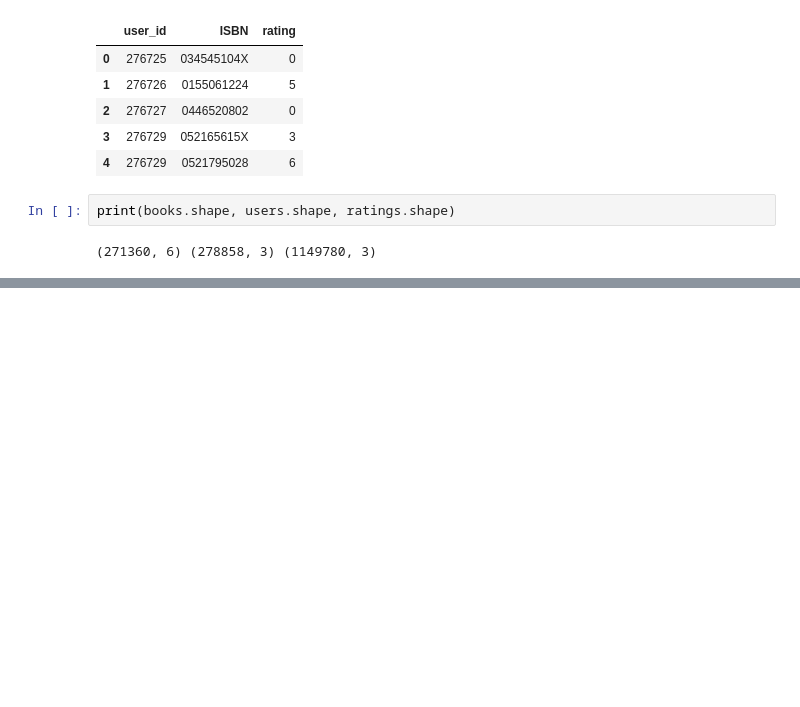
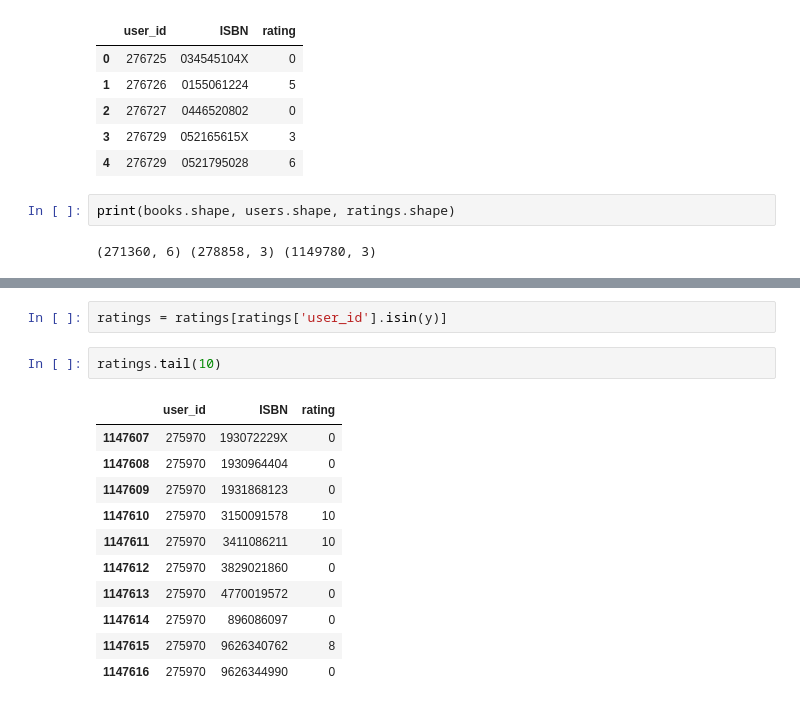
Before and after one commit to Hrsh-Raj/Recommender-System, a Jupyter notebook: notebook/research.ipynb, the cells around one changed output, grey strips where cells are left out. Cells and saved outputs as stored; diff of their text form; blank space fills up the shorter version.

```diff
--- a/notebook/research.ipynb
+++ b/notebook/research.ipynb
@@ -140,0 +175,16 @@ print(books.shape, users.shape, ratings.shape)
+# %%
+ratings = ratings[ratings['user_id'].isin(y)]
+# %%
+ratings.tail(10)
+# %% [output]
+|  | user_id | ISBN | rating |
+| 1147607 | 275970 | 193072229X | 0 |
+| 1147608 | 275970 | 1930964404 | 0 |
+| 1147609 | 275970 | 1931868123 | 0 |
+| 1147610 | 275970 | 3150091578 | 10 |
+| 1147611 | 275970 | 3411086211 | 10 |
+| 1147612 | 275970 | 3829021860 | 0 |
+| 1147613 | 275970 | 4770019572 | 0 |
+| 1147614 | 275970 | 896086097 | 0 |
+| 1147615 | 275970 | 9626340762 | 8 |
+| 1147616 | 275970 | 9626344990 | 0 |
```
Also changed, not shown: parts of 16 cells of this notebook.
